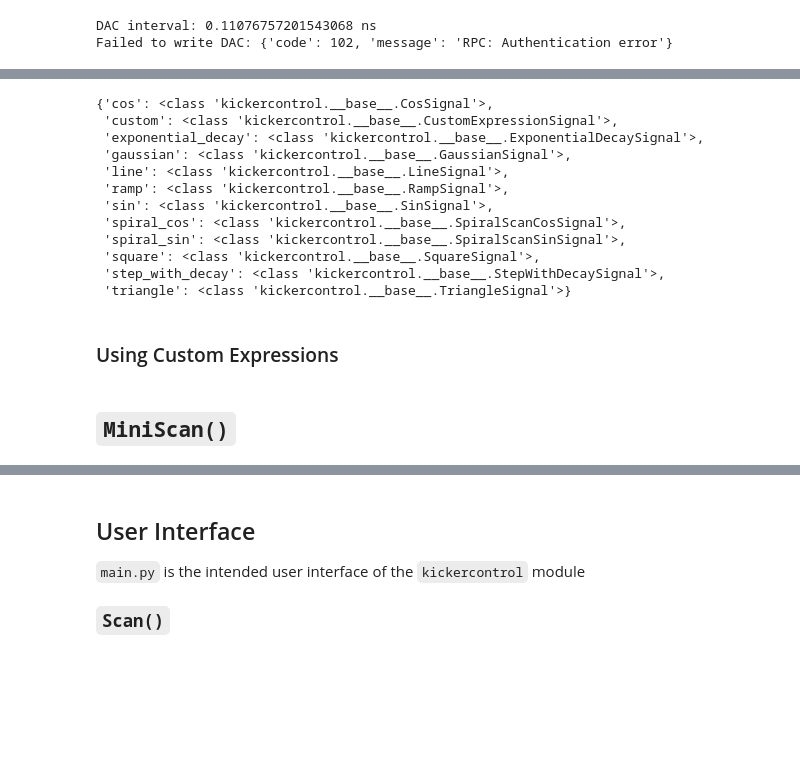
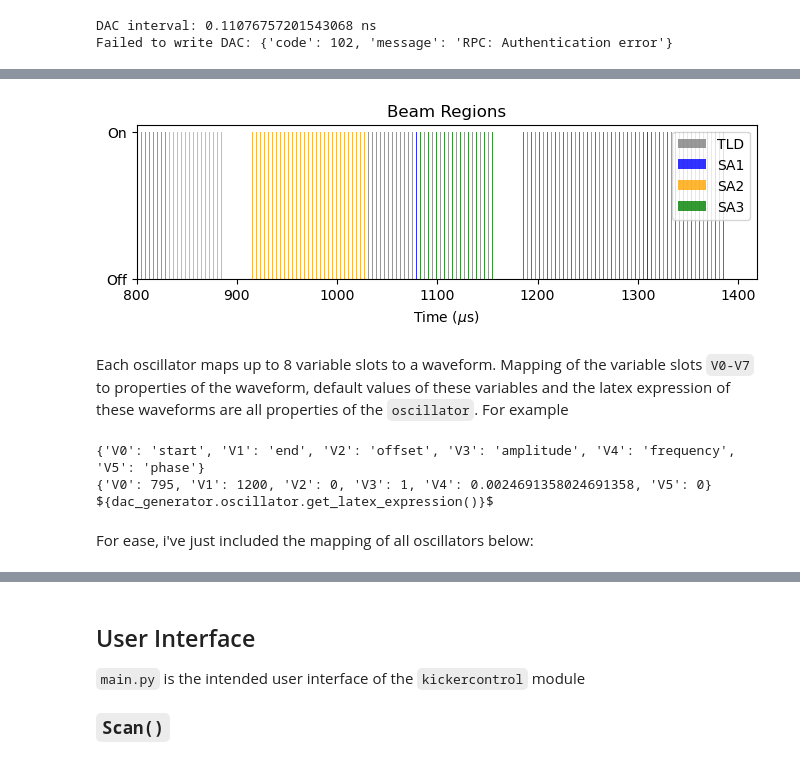
Before and after one commit to twguest/XSynth, a Jupyter notebook: docs/outline.ipynb, the cells around one changed output, grey strips where cells are left out. Cells and saved outputs as stored; diff of their text form; code cells hidden in the pictures; blank space fills up the shorter version.

```diff
--- a/docs/outline.ipynb
+++ b/docs/outline.ipynb
@@ -113,22 +128,21 @@ Each `oscillator` in `__base__.py` generates a signal of length equal to the abo
+# %%
+from kickercontrol.timing import plot_beam_regions
+plot_beam_regions()
+# %% [output]
+[figure, added]
+# %% [markdown]
+Each oscillator maps up to 8 variable slots to a waveform. Mapping of the variable slots `V0-V7` to properties of the waveform, default values of these variables and the latex expression of these waveforms are all properties of the `oscillator`. For example
 # %%
 from kickercontrol.signal import DACSignalGenerator
 
-dac_generator = DACSignalGenerator(KL2005(), beamline = None )
-pprint(dac_generator.__base__)
+dac_generator = DACSignalGenerator(KL2005(), beamline = '2', oscillator='sin')
+
+print(dac_generator.oscillator.variables)
+print(dac_generator.oscillator.default_values)
+print(f'${dac_generator.oscillator.get_latex_expression()}$')
 # %% [output]
-{'cos': <class 'kickercontrol.__base__.CosSignal'>,
- 'custom': <class 'kickercontrol.__base__.CustomExpressionSignal'>,
- 'exponential_decay': <class 'kickercontrol.__base__.ExponentialDecaySignal'>,
- 'gaussian': <class 'kickercontrol.__base__.GaussianSignal'>,
- 'line': <class 'kickercontrol.__base__.LineSignal'>,
- 'ramp': <class 'kickercontrol.__base__.RampSignal'>,
- 'sin': <class 'kickercontrol.__base__.SinSignal'>,
- 'spiral_cos': <class 'kickercontrol.__base__.SpiralScanCosSignal'>,
- 'spiral_sin': <class 'kickercontrol.__base__.SpiralScanSinSignal'>,
- 'square': <class 'kickercontrol.__base__.SquareSignal'>,
- 'step_with_decay': <class 'kickercontrol.__base__.StepWithDecaySignal'>,
- 'triangle': <class 'kickercontrol.__base__.TriangleSignal'>}
+{'V0': 'start', 'V1': 'end', 'V2': 'offset', 'V3': 'amplitude', 'V4': 'frequency', 'V5': 'phase'}
+{'V0': 795, 'V1': 1200, 'V2': 0, 'V3': 1, 'V4': 0.0024691358024691358, 'V5': 0}
+${dac_generator.oscillator.get_latex_expression()}$
-# %% [markdown]
-### Using Custom Expressions
-# %% [markdown]
-## `MiniScan()`
+# %% [markdown]
+For ease, i've just included the mapping of all oscillators below:
```
Also changed, not shown: parts of 6 cells of this notebook, 1 other file.
